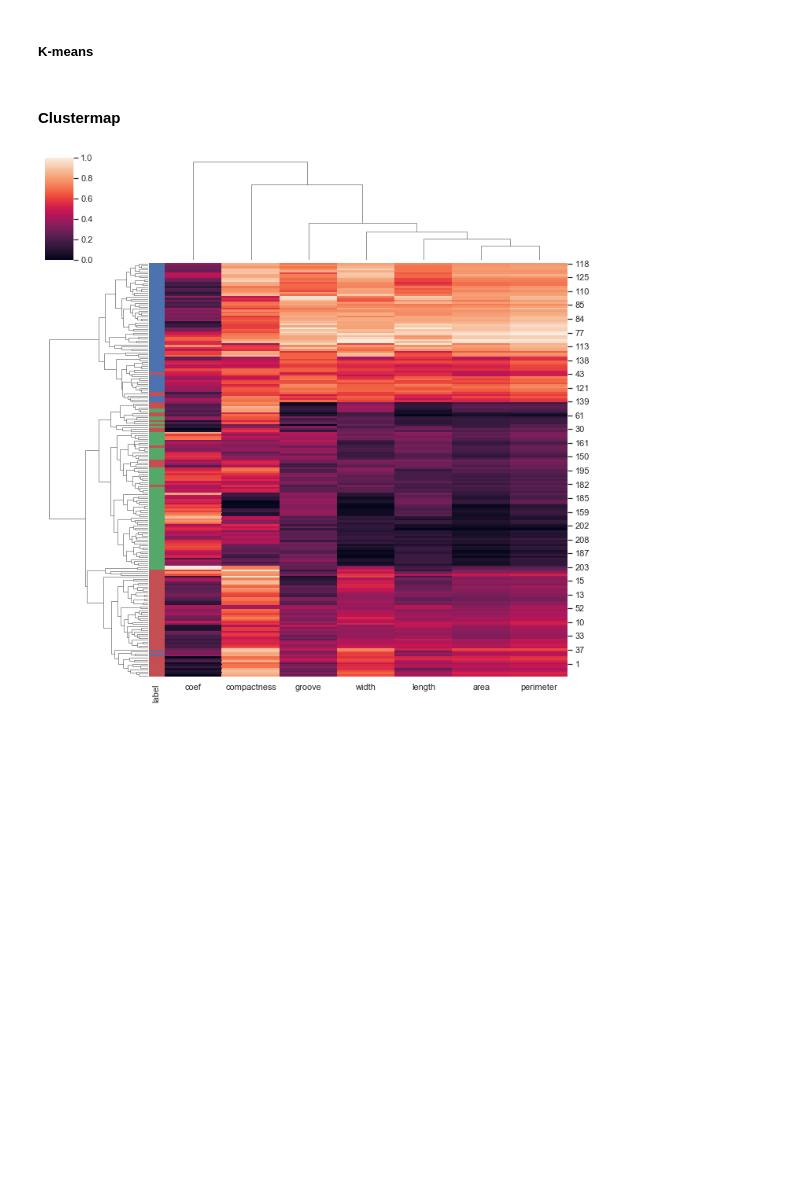
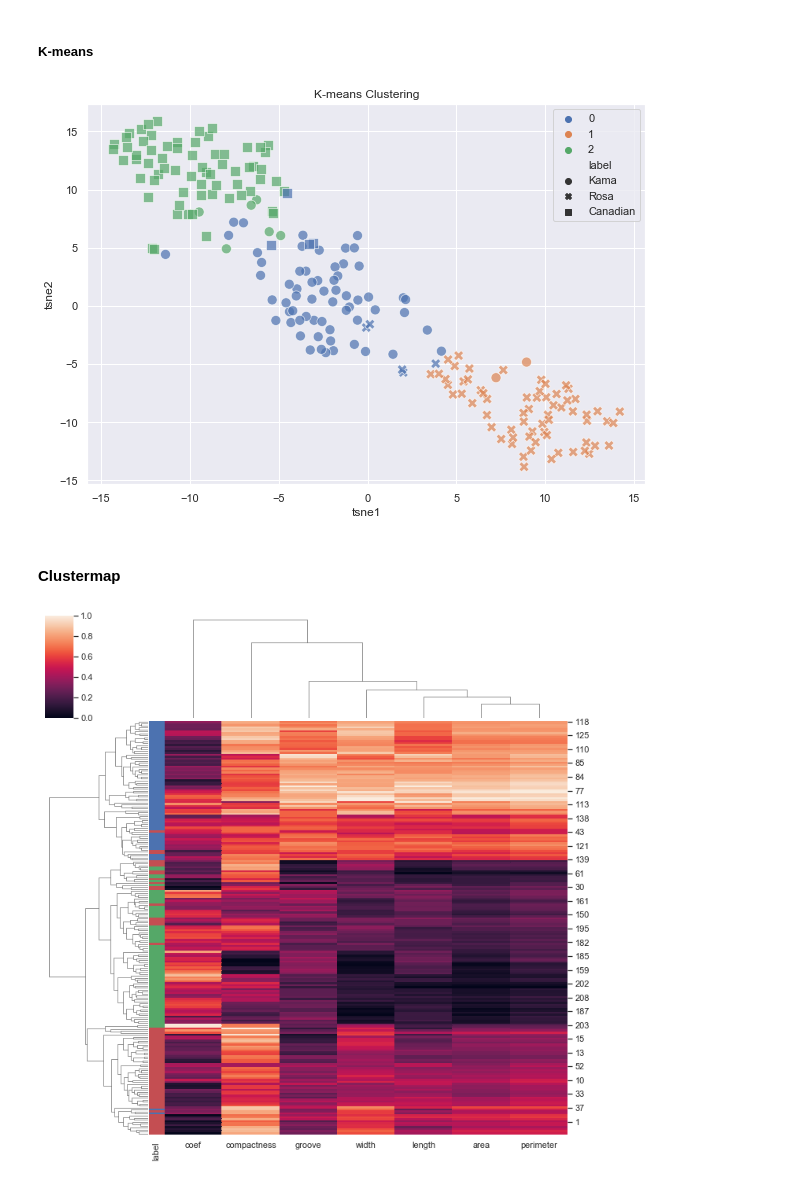
Before and after one commit to christinalchang/ucdavis-sta160, a Jupyter notebook: seeds.ipynb, the cells around one changed output. Drawn from its saved outputs; the diff is of its cells as text; code cells hidden in the pictures; blank space fills up the shorter version.

```diff
--- a/seeds.ipynb
+++ b/seeds.ipynb
@@ -185,5 +195,21 @@ plt.scatter(pca_df.pc1, pca_df.pc2, c=cluster.labels_, cmap='rainbow')
 # %% [markdown]
 ##### K-means
+# %%
+from sklearn.cluster import KMeans
+
+cluster = KMeans(n_clusters=3, random_state=3)
+cluster.fit_predict(x)
+
+# Plot the clusters using the PCs, and color them using results from hierarchical clustering
+plt.figure(figsize=(10, 7))
+sns.scatterplot(tsne_df.tsne1, tsne_df.tsne2,
+                hue=np.array(cluster.labels_).astype(str), style=df['label'],
+                s=100, alpha=0.7, palette='deep')
+
+plt.title('K-means Clustering')
+plt.show()
+# %% [output]
+[figure, added]
 # %% [markdown]
 #### Clustermap
 # %%
```
Also changed, not shown: parts of 4 cells of this notebook.
